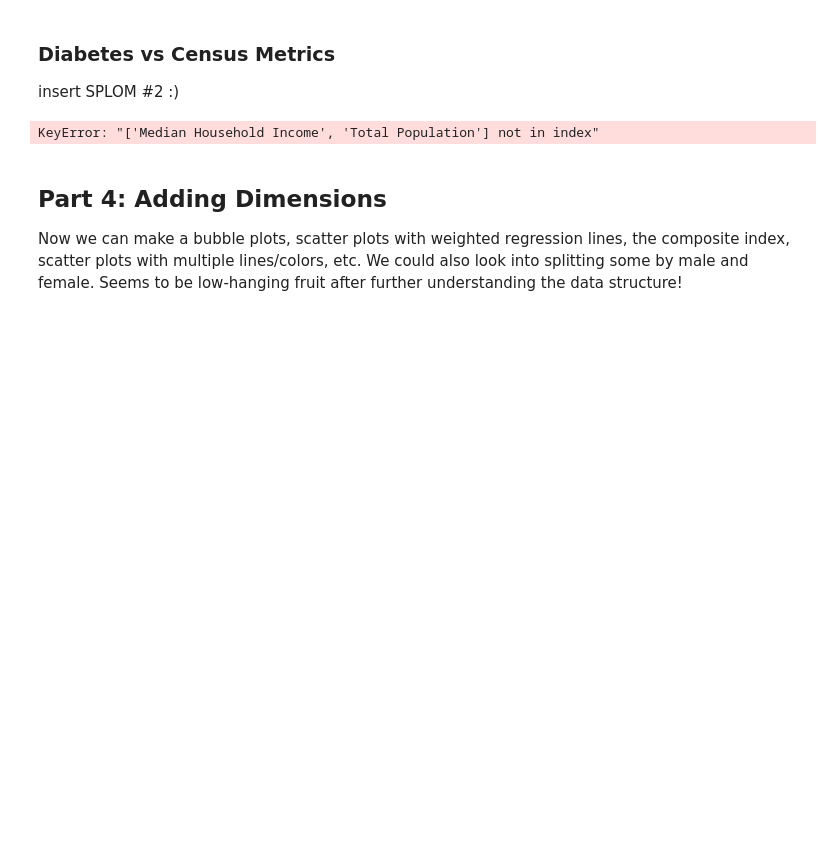
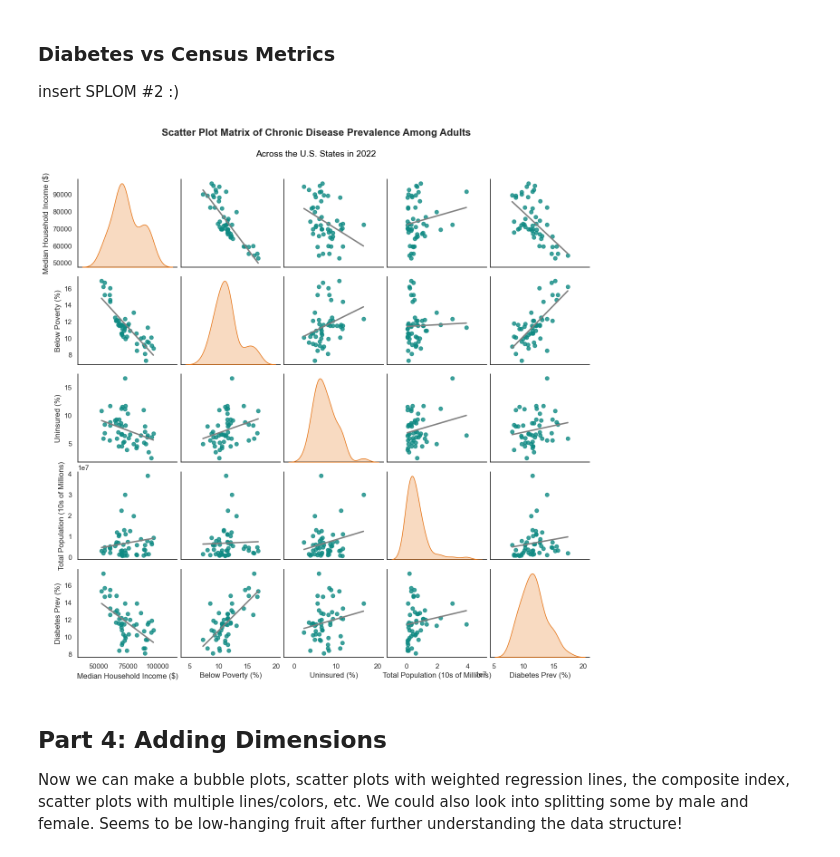
Before and after one commit to duhoang920/siads_593_milestone_1, a Jupyter notebook: main.ipynb, the cells around one changed output. Cells and saved outputs as stored; diff of their text form; code cells hidden in the pictures; blank space fills up the shorter version.

```diff
--- a/main.ipynb
+++ b/main.ipynb
@@ -498,11 +515,11 @@ create_splom(df, column_list)
 ### Diabetes vs Census Metrics
 insert SPLOM #2 :)
 # %%
-list_of_census = ["Median Household Income","Below Poverty (%)",
-                  "Uninsured (%)","Total Population", "Diabetes Prev (%)"]
+list_of_census = ["Median Household Income ($)","Below Poverty (%)",
+                  "Uninsured (%)","Total Population (10s of Millions)", "Diabetes Prev (%)"]
 create_splom(df, list_of_census)
 # %% [output]
-KeyError: "['Median Household Income', 'Total Population'] not in index"
+[figure, added]
 # %% [markdown]
 ## Part 4: Adding Dimensions
 Now we can make a bubble plots, scatter plots with weighted regression lines, the composite index, scatter plots with multiple lines/colors, etc.
```
Also changed, not shown: parts of 9 cells of this notebook, 1 other file.
